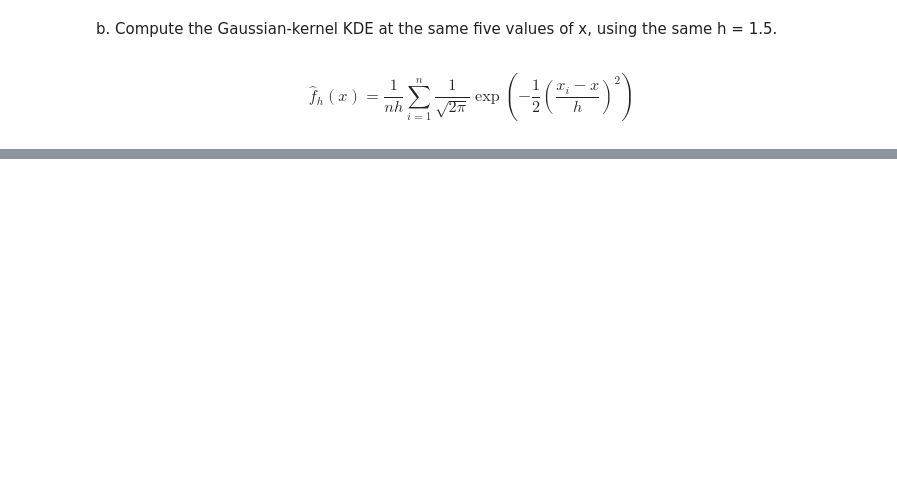
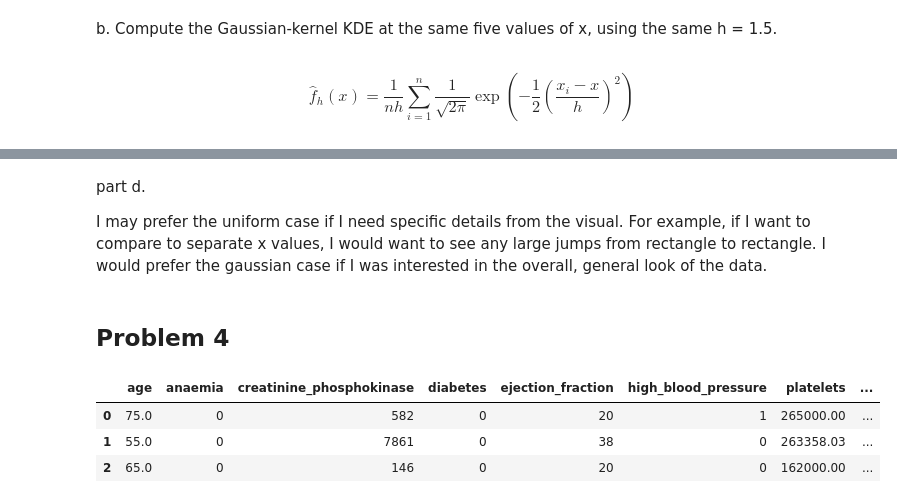
Before and after one commit to kaitlynNMcFadden/uu_kde, a Jupyter notebook: homework_problems.ipynb, the cells around one changed output, grey strips where cells are left out. Saved outputs shown, nothing was run; the diff lists cells and outputs as text; code cells hidden in the pictures; blank space fills up the shorter version.

```diff
--- a/homework_problems.ipynb
+++ b/homework_problems.ipynb
@@ -253,0 +272,7 @@ sns.kdeplot( data = data, fill = True).set(title='Gaussian KDE (Smooth)')
+# %% [markdown]
+part d.
+
+I may prefer the uniform case if I need specific details from the visual. For example, if I want to compare to separate x values, I would want to see any large jumps from rectangle to rectangle. I would prefer the gaussian case if I was interested in the overall, general look of the data.
+# %% [markdown]
+Problem 4
+---
@@ -253,0 +281,7 @@ sns.kdeplot( data = data, fill = True).set(title='Gaussian KDE (Smooth)')
+# %%
+data.head(3)
+# %% [output]
+|  | age | anaemia | creatinine_phosphokinase | diabetes | ejection_fraction | high_blood_pressure | platelets | ... |
+| 0 | 75.0 | 0 | 582 | 0 | 20 | 1 | 265000.00 | ... |
+| 1 | 55.0 | 0 | 7861 | 0 | 38 | 0 | 263358.03 | ... |
+| 2 | 65.0 | 0 | 146 | 0 | 20 | 0 | 162000.00 | ... |
```
Also changed, not shown: parts of 12 cells of this notebook.
